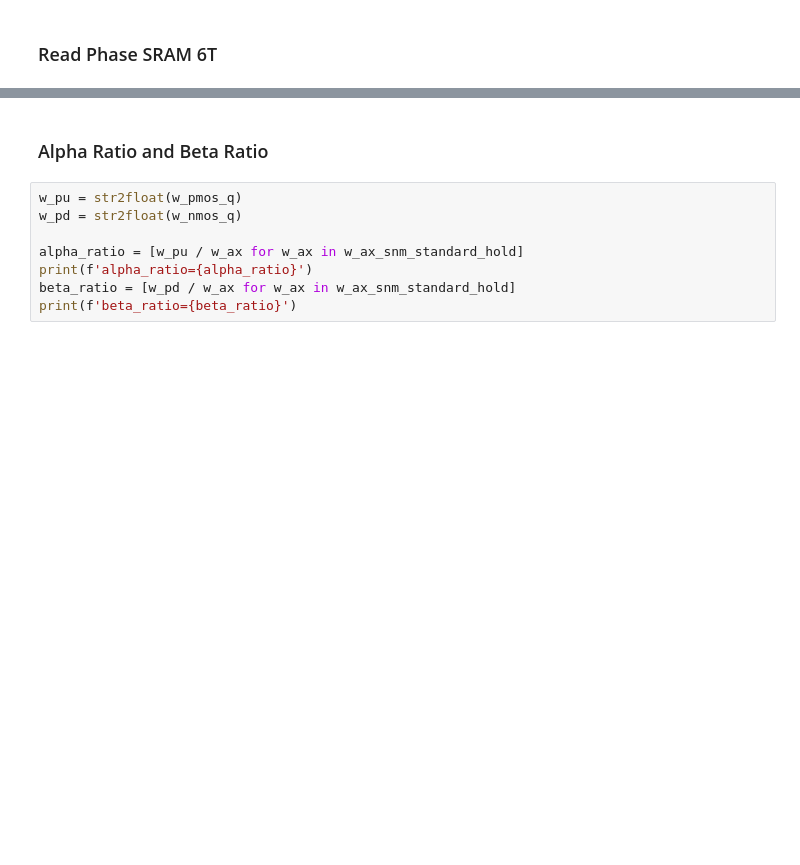
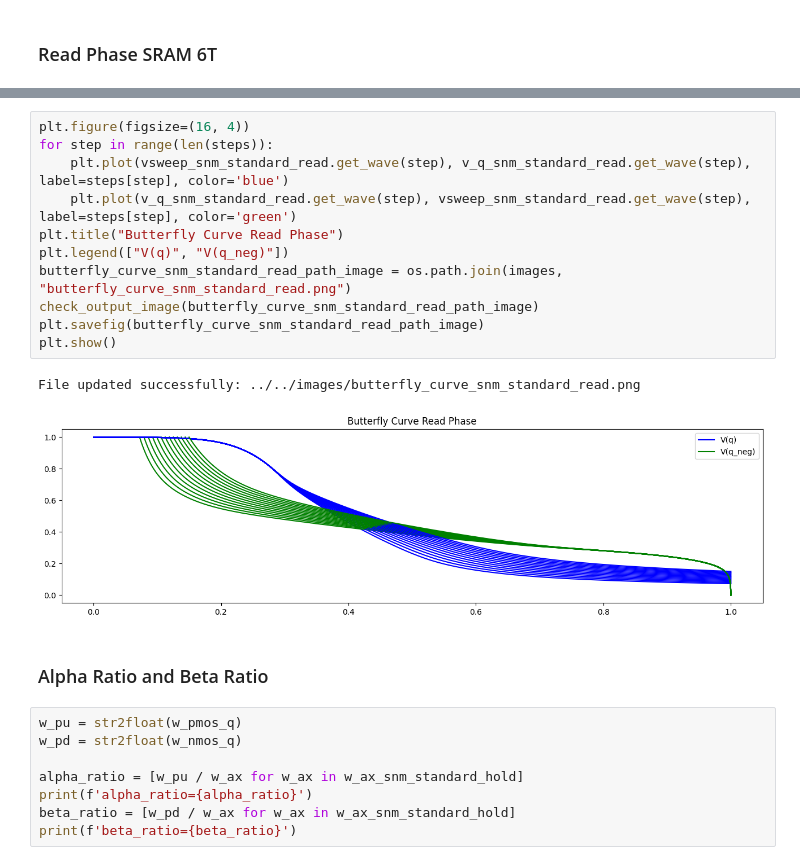
Before and after one commit to gubbriaco/sram-analysis, a Jupyter notebook: python/drv-analysis/drv_analysis.ipynb, the cells around one changed output, grey strips where cells are left out. Saved outputs shown, nothing was run; the diff lists cells and outputs as text; blank space fills up the shorter version.

```diff
--- a/python/drv-analysis/drv_analysis.ipynb
+++ b/python/drv-analysis/drv_analysis.ipynb
@@ -115,3 +198,17 @@ File created successfully: ../../images/butterfly_curve_snm_standard_hold.png
+# %%
+plt.figure(figsize=(16, 4))
+for step in range(len(steps)):
+    plt.plot(vsweep_snm_standard_read.get_wave(step), v_q_snm_standard_read.get_wave(step), label=steps[step], color='blue')
+    plt.plot(v_q_snm_standard_read.get_wave(step), vsweep_snm_standard_read.get_wave(step), label=steps[step], color='green')
+plt.title("Butterfly Curve Read Phase")
+plt.legend(["V(q)", "V(q_neg)"])
+butterfly_curve_snm_standard_read_path_image = os.path.join(images, "butterfly_curve_snm_standard_read.png")
+check_output_image(butterfly_curve_snm_standard_read_path_image)
+plt.savefig(butterfly_curve_snm_standard_read_path_image)
+plt.show()
+# %% [output]
+File updated successfully: ../../images/butterfly_curve_snm_standard_read.png
+[figure, added]
 # %% [markdown]
 <h3>Alpha Ratio and Beta Ratio</h3>
 # %%
```
Also changed, not shown: parts of 6 cells of this notebook, 24 other files.
